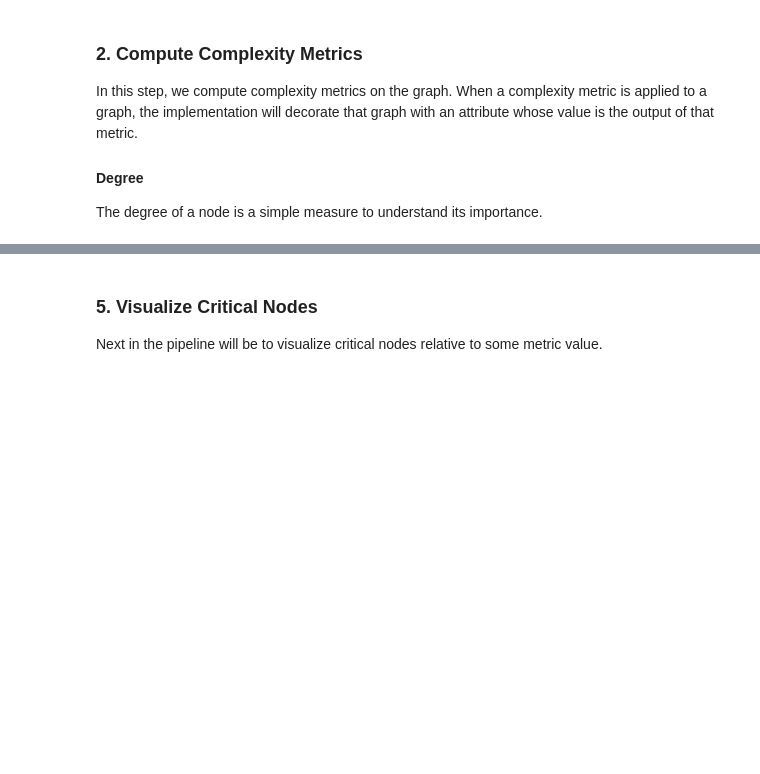
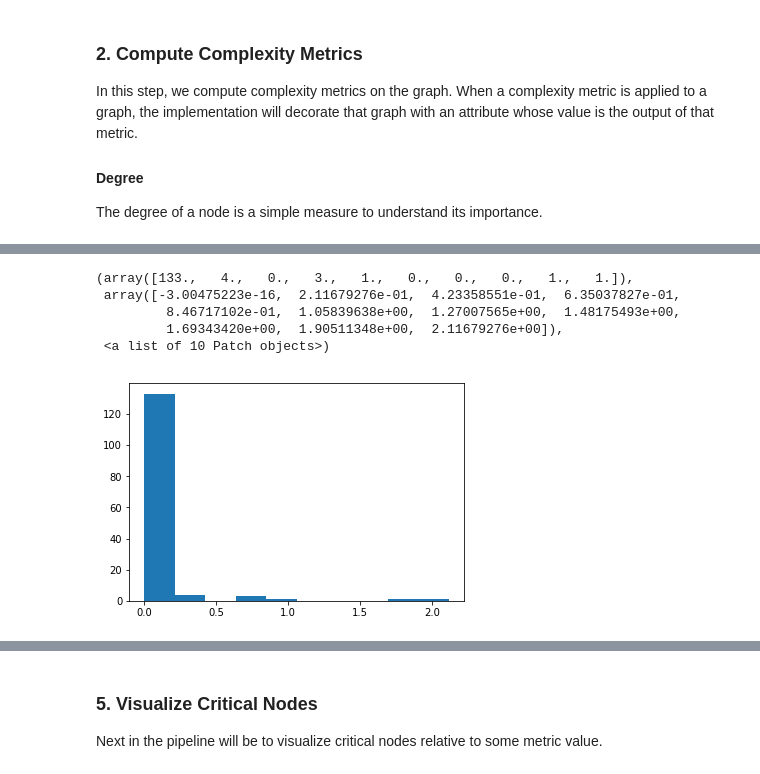
Before and after one commit to ITI/cptl-models, a Jupyter notebook: doc/CyberComplexity.ipynb, the cells around one changed output, grey strips where cells are left out. Saved outputs shown, nothing was run; the diff lists cells and outputs as text; code cells hidden in the pictures; blank space fills up the shorter version.

```diff
--- a/doc/CyberComplexity.ipynb
+++ b/doc/CyberComplexity.ipynb
@@ -81,0 +256,31 @@ From looking at the diagram above:
+# %%
+commDict = nx.communicability(gCyber.to_undirected())
+# %%
+#commKeys = communicabilityDict.keys()
+#commDf = pd.DataFrame.from_dict(commDict)
+#commDf.head()
+plc_mask = df["imn:hostname"].str.contains("PLC")
+plcDf = df[plc_mask]
+
+# 1. Take a PLC of interest (maybe via another metric)
+plcDf.sort_values(by=["nx:degree_centrality"], ascending=False)
+plcDf.head()
+
+# Let's take a look at PLC-15A as it was in an area with high
+#   closeness centrality and this may be tied to susceptibility
+#   to lateral movement
+plcId = 18
+# %%
+# 2. Determine with whom else it communicates (services)
+#     this set could be filtered down
+V = commDict[ plcId ]
+
+# 3. Compute communicability for that set of machines
+plt.hist(V.values())
+# %% [output]
+(array([133.,   4.,   0.,   3.,   1.,   0.,   0.,   0.,   1.,   1.]),
+ array([-3.00475223e-16,  2.11679276e-01,  4.23358551e-01,  6.35037827e-01,
+         8.46717102e-01,  1.05839638e+00,  1.27007565e+00,  1.48175493e+00,
+         1.69343420e+00,  1.90511348e+00,  2.11679276e+00]),
+ <a list of 10 Patch objects>)
+[figure, added]
```
Also changed, not shown: parts of 29 cells of this notebook, 2 other files.
